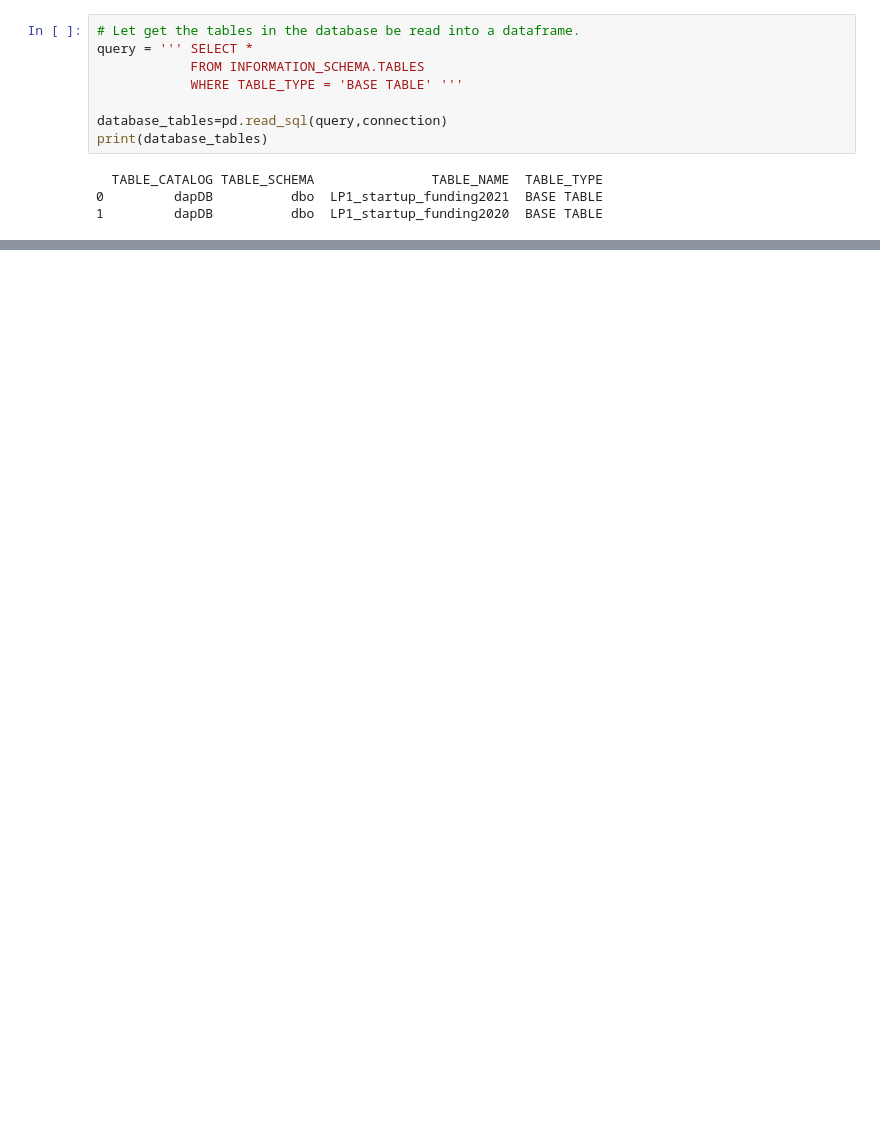
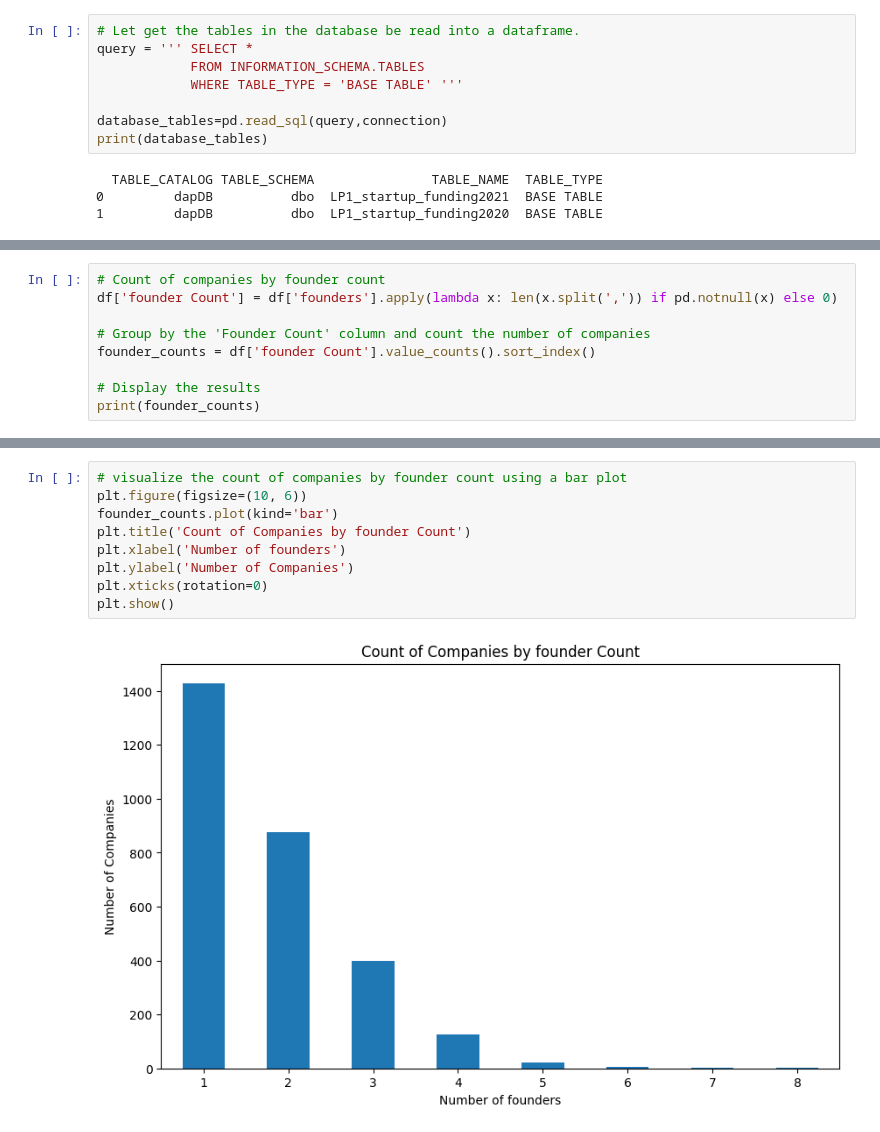
Before and after one commit to Omooyeni/Indian-start-up-ecosystem-Analysis, a Jupyter notebook: Notebook/main.ipynb, the cells around one changed output, grey strips where cells are left out. Drawn from its saved outputs; the diff is of its cells as text; blank space fills up the shorter version.

```diff
--- a/Notebook/main.ipynb
+++ b/Notebook/main.ipynb
@@ -251,0 +1330,9 @@ df.head()
+# %%
+# Count of companies by founder count
+df['founder Count'] = df['founders'].apply(lambda x: len(x.split(',')) if pd.notnull(x) else 0)
+
+# Group by the 'Founder Count' column and count the number of companies
+founder_counts = df['founder Count'].value_counts().sort_index()
+
+# Display the results
+print(founder_counts)
@@ -251,0 +1350,11 @@ df.head()
+# %%
+# visualize the count of companies by founder count using a bar plot
+plt.figure(figsize=(10, 6))
+founder_counts.plot(kind='bar')
+plt.title('Count of Companies by founder Count')
+plt.xlabel('Number of founders')
+plt.ylabel('Number of Companies')
+plt.xticks(rotation=0)
+plt.show()
+# %% [output]
+[figure, added]
```
Also changed, not shown: parts of 142 cells of this notebook, 2 other files.
